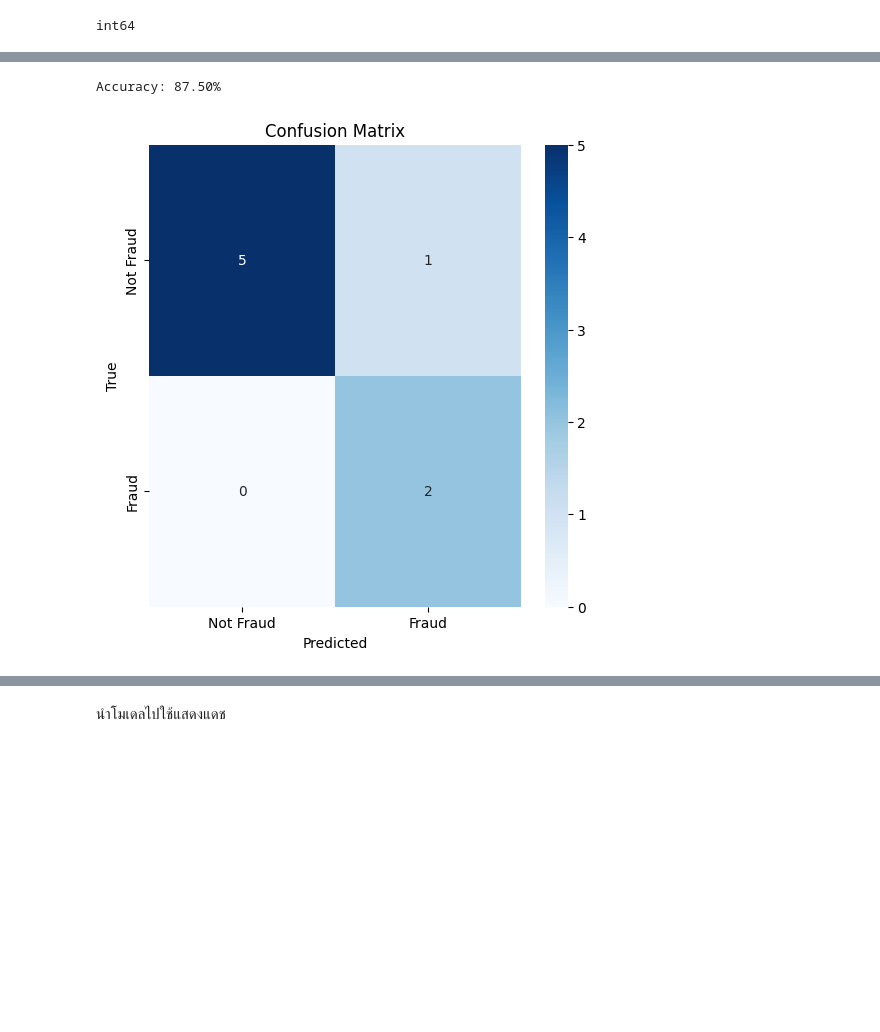
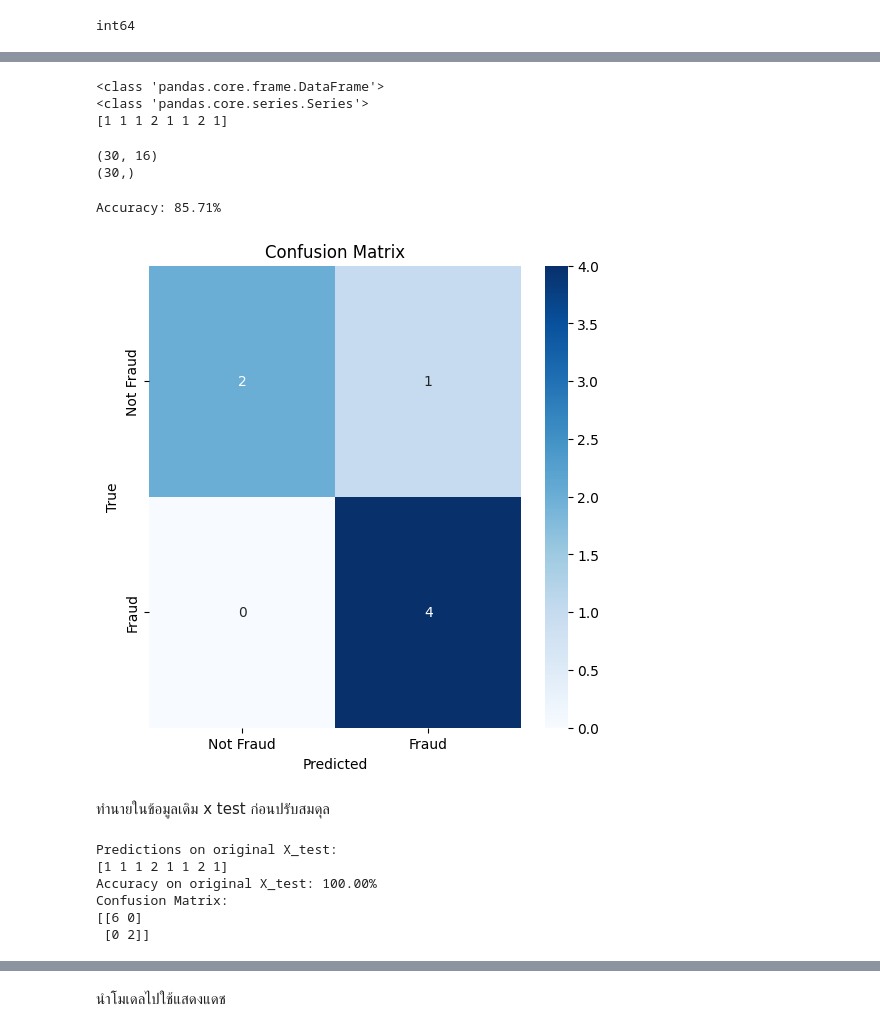
Before and after one commit to Suchada2000/MY-WORK, a Jupyter notebook: Untitled31.ipynb, the cells around one changed output, grey strips where cells are left out. Cells and saved outputs as stored; diff of their text form; code cells hidden in the pictures; blank space fills up the shorter version.

```diff
--- a/Untitled31.ipynb
+++ b/Untitled31.ipynb
@@ -371,37 +417,84 @@ Train size: 20, Test size: 5
+# %%
+# ตรวจสอบว่าข้อมูลเป็น numpy array หรือ pandas DataFrame
+print(type(X_test))  # ตรวจสอบประเภทของ X_test_original
+print(type(y_test))  # ตรวจสอบประเภทของ y_test
+
+# ทำนายผล
+y_pred = model.predict(X_test)
+print(y_pred)  # แสดงผลลัพธ์ที่ได้จากการทำนาย
+# %% [output]
+<class 'pandas.core.frame.DataFrame'>
+<class 'pandas.core.series.Series'>
+[1 1 1 2 1 1 2 1]
+# %%
+# ตรวจสอบจำนวนแถวใน X_scaled และ y_train
+print(X_scaled.shape)  # จำนวนแถวใน X_scaled
+print(y_train.shape)   # จำนวนแถวใน y_train
+# %% [output]
+(30, 16)
+(30,)
 # %%
 from imblearn.over_sampling import SMOTE
 from sklearn.model_selection import train_test_split
 from sklearn.ensemble import RandomForestClassifier
 from sklearn.metrics import accuracy_score, confusion_matrix
 import seaborn as sns
 import matplotlib.pyplot as plt
 
 # 1. ทำการ over-sampling ด้วย SMOTE
 smote = SMOTE(sampling_strategy='minority')
-X_sm, y_sm = smote.fit_resample(X_scaled, y_train)
+X_sm, y_sm = smote.fit_resample(X_scaled, y_train) #เก่า # X_scaled, y_train ต้องเท่ากัน
 
 # 2. แบ่งข้อมูลเป็น train และ test (ถ้ายังไม่ได้แบ่ง)
-X_train, X_test, y_train, y_test = train_test_split(X_sm, y_sm, test_size=0.2, random_state=42)
+X_train1, X_test1, y_train1, y_test1 = train_test_split(X_sm, y_sm, test_size=0.2, random_state=42)
 
 # 3. สร้างและฝึกโมเดล
 model = RandomForestClassifier(n_estimators=100, random_state=42)
-model.fit(X_train, y_train)
+model.fit(X_train1, y_train1)
 
 # 4. ทำนายผล
-y_pred = model.predict(X_test)
+y_pred = model.predict(X_test1)
 
 # 5. ประเมินผลด้วยความแม่นยำ
-accuracy = accuracy_score(y_test, y_pred)
+accuracy = accuracy_score(y_test1, y_pred)
 print("Accuracy: %.2f%%" % (accuracy * 100.0))
 
 # 6. แสดง confusion matrix
-conf_matrix = confusion_matrix(y_test, y_pred)
+conf_matrix = confusion_matrix(y_test1, y_pred)
 plt.figure(figsize=(6, 6))
 sns.heatmap(conf_matrix, annot=True, fmt='d', cmap='Blues', xticklabels=['Not Fraud', 'Fraud'], yticklabels=['Not Fraud', 'Fraud'])
 plt.xlabel('Predicted')
 plt.ylabel('True')
 plt.title('Confusion Matrix')
 plt.show()
 # %% [output]
-Accuracy: 87.50%
+Accuracy: 85.71%
-[figure, old version]
+[figure, new version]
+# %% [markdown]
+ทำนายในข้อมูลเดิม x test ก่อนปรับสมดุล
+# %%
+model.fit(X_scaled, y_train)
+
+# ทำนายผลจากข้อมูลเดิม (X_test เดิมที่ไม่ได้ผ่าน SMOTE)
+y_pred_original = model.predict(X_test)
+# แสดงผลลัพธ์ที่ทำนาย
+print("Predictions on original X_test:")
+print(y_pred_original)
+
+from sklearn.metrics import accuracy_score, confusion_matrix
+
+# คำนวณความแม่นยำ
+accuracy = accuracy_score(y_test, y_pred_original)
+print(f"Accuracy on original X_test: {accuracy * 100:.2f}%")
+
+# สร้าง confusion matrix
+conf_matrix = confusion_matrix(y_test, y_pred_original)
+print("Confusion Matrix:")
+print(conf_matrix)
+# %% [output]
+Predictions on original X_test:
+[1 1 1 2 1 1 2 1]
+Accuracy on original X_test: 100.00%
+Confusion Matrix:
+[[6 0]
+ [0 2]]
```
Also changed, not shown: parts of 24 cells of this notebook.
